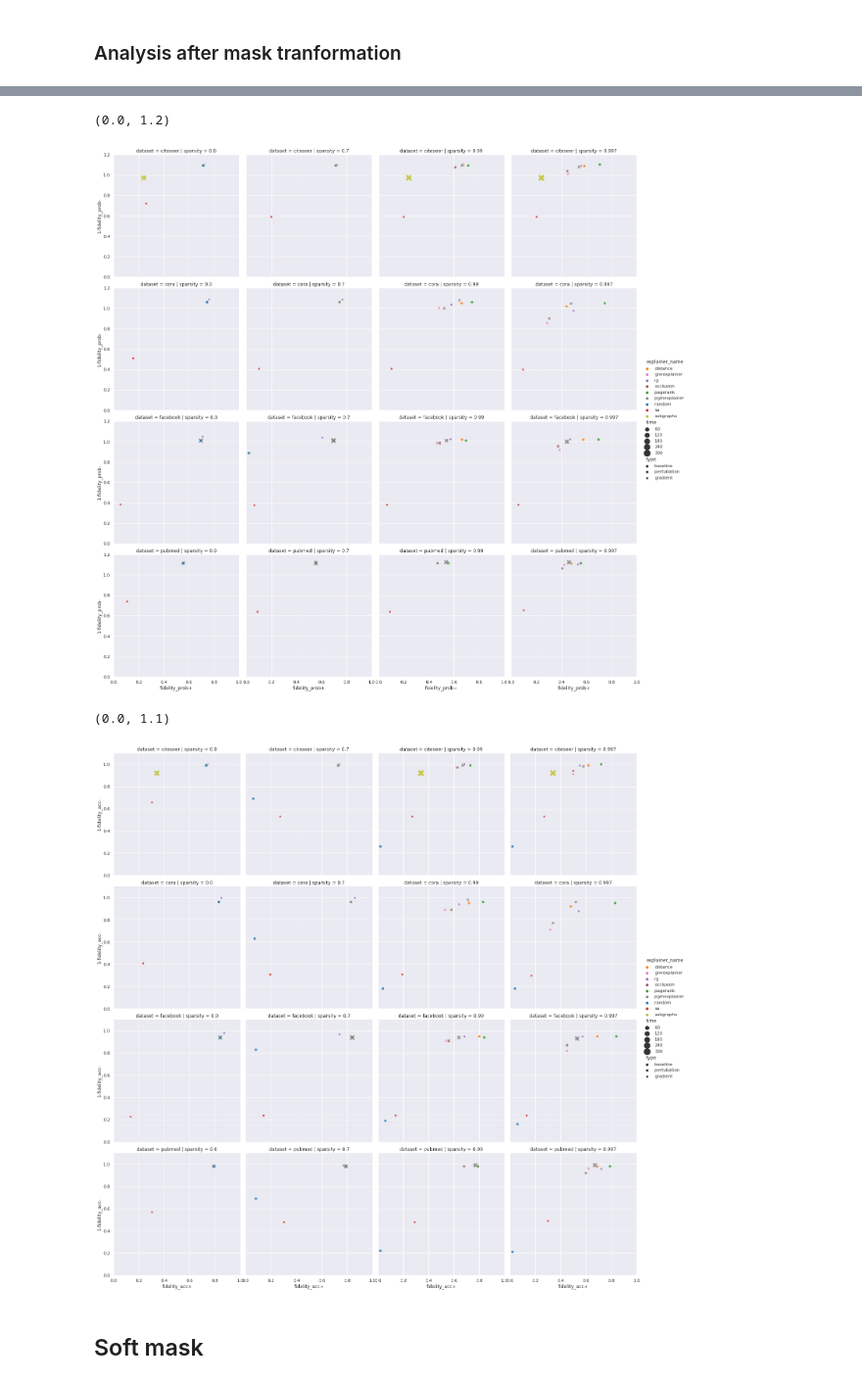
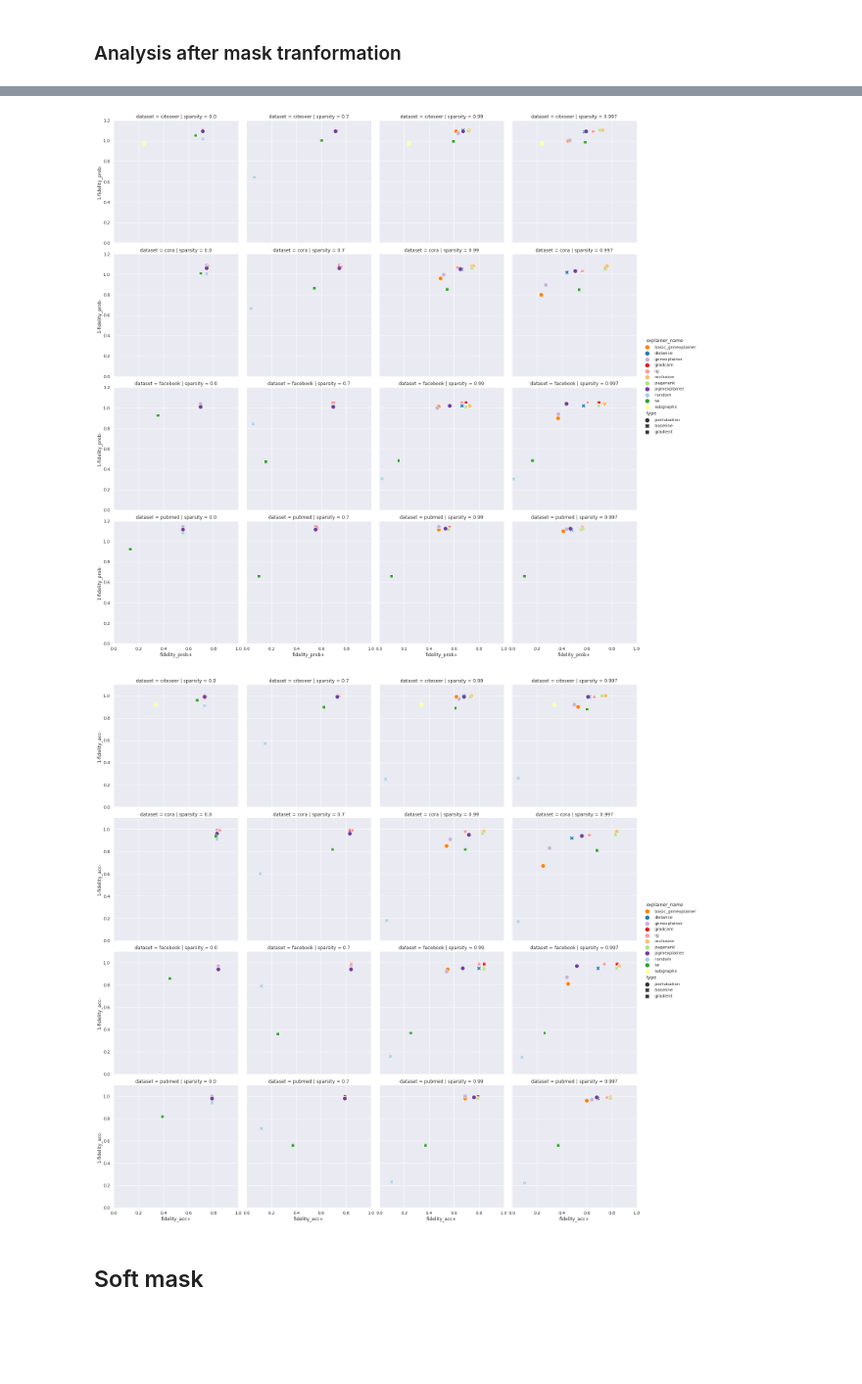
Before and after one commit to GraphFramEx/graphframex, a Jupyter notebook: notebooks/Results_Analysis_NC_Realworld.ipynb, the cells around one changed output, grey strips where cells are left out. Shown at 98% size. Cells and saved outputs as stored; diff of their text form; code cells hidden in the pictures; blank space fills up the shorter version.

```diff
--- a/notebooks/Results_Analysis_NC_Realworld.ipynb
+++ b/notebooks/Results_Analysis_NC_Realworld.ipynb
@@ -18,23 +18,24 @@ from clutils.nbutils.params import get_param_ranges
 os.getcwd()
 sns.set()
 # %%
-pal = sns.color_palette("tab10")
-dict_color = {"random":pal[0], "distance":pal[1], "pagerank":pal[2], "sa": pal[3], "ig": pal[4],"occlusion":pal[5], "gnnexplainer": pal[6],
-              "pgmexplainer":pal[7], "subgraphx": pal[8]}
+pal = sns.color_palette("Paired", 11)
+dict_color = {"random":pal[0], "distance":pal[1], "pagerank":pal[2], "sa": pal[3], "ig": pal[4], "gradcam": pal[5], "occlusion":pal[6],
+              "basic_gnnexplainer": pal[7], "gnnexplainer": pal[8],
+              "pgmexplainer":pal[9], "subgraphx": pal[10]}
 # %%
 dir = '/cluster/home/kamara/Explain/csv/node_classification/real'
 
 jsonpath = f'/cluster/home/kamara/Explain/configs/config_real.json'
 ranges = get_param_ranges(jsonpath)
 
-df_sparsity = pd.read_csv(os.path.join(dir, f'nc_real_sparsity.csv'), index_col = 0)
+df_sparsity = pd.read_csv(os.path.join(dir, f'nc_real_sparsity_all.csv'), index_col = 0)
 res = df_sparsity.groupby(by=['dataset', 'sparsity', 'explainer_name', 'true_label_as_target', 'hard_mask']).mean()
 res = res.reset_index()
 # %%
 def explainer_type(row):
-    if row['explainer_name'] in ['gnnexplainer', 'pgmexplainer', 'occlusion', 'subgraphx'] :
+    if row['explainer_name'] in ['basic_gnnexplainer', 'gnnexplainer', 'pgmexplainer', 'occlusion', 'subgraphx'] :
       return('pertubation')
-    elif row['explainer_name'] in ['sa', 'ig'] :
+    elif row['explainer_name'] in ['sa', 'ig', 'gradcam'] :
       return('gradient')
     return('baseline')
 
@@ -235,29 +244,33 @@ plt.show()
 # %%
 #### Fidelity Prob VS datasets & sparsity ####
-sns.relplot(
+g = sns.relplot(
         data=df_hard,
         x="fidelity_prob+", y="1-fidelity_prob-", col="sparsity", row="dataset",
-        hue="explainer_name", palette=dict_color, size="time", sizes=(50, 300), style="type", alpha = .8
+        hue="explainer_name", palette=dict_color, s=120, style="type", alpha = 1
     )
 plt.xlim(0, 1)
 plt.ylim(0, 1.2)
+for lh in g._legend.legendHandles:
+    lh.set_alpha(1)
+    lh._sizes = [100]
 # %% [output]
-(0.0, 1.2)
-[figure, old version]
+[figure, new version]
 # %%
 #### Fidelity Acc VS datasets & sparsity ####
 sns.set()
-sns.relplot(
+g = sns.relplot(
         data=df_hard,
         x="fidelity_acc+", y="1-fidelity_acc-", col="sparsity", row="dataset",
-        hue="explainer_name", palette=dict_color, size="time", sizes=(50, 300), style="type", alpha = .8
+        hue="explainer_name", palette=dict_color, s=120, style="type", alpha = 1
     )
 
 plt.xlim(0, 1)
 plt.ylim(0, 1.1)
+for lh in g._legend.legendHandles:
+    lh.set_alpha(1)
+    lh._sizes = [100]
 # %% [output]
-(0.0, 1.1)
-[figure, old version]
+[figure, new version]
 # %% [markdown]
 ## Soft mask
 # %%
```
Also changed, not shown: parts of 24 cells of this notebook, 14 other files.
